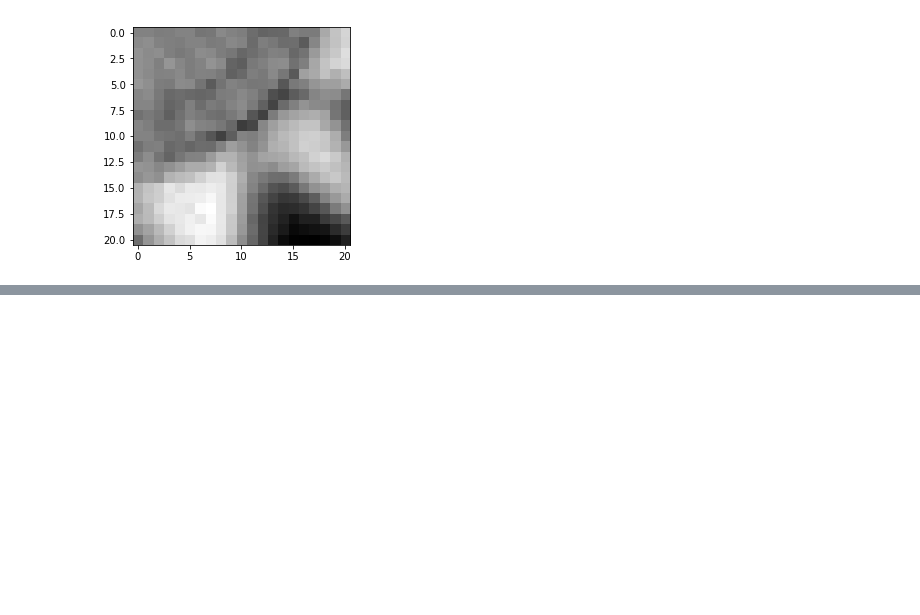
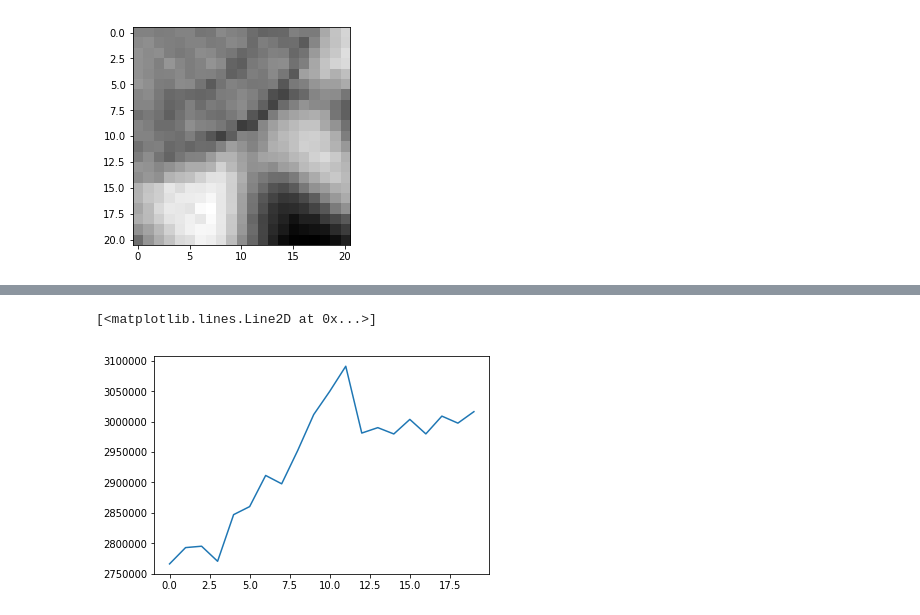
Before and after one commit to simply-nicky/p07_dp, a Jupyter notebook: data_process.ipynb, the cells around one changed output, grey strips where cells are left out. Drawn from its saved outputs; the diff is of its cells as text; code cells hidden in the pictures; blank space fills up the shorter version.

```diff
--- a/data_process.ipynb
+++ b/data_process.ipynb
@@ -44,0 +55,6 @@ plt.show()
+# %%
+%matplotlib inline
+plt.plot((scans[0] + np.concatenate((np.zeros(1), scans[0][:-1,-1] - scans[0][1:,0]))[:, np.newaxis]).ravel()[90:110])
+# %% [output]
+[<matplotlib.lines.Line2D at 0x...>]
+[figure, added]
```
Also changed, not shown: parts of 5 cells of this notebook, 1 other file.
